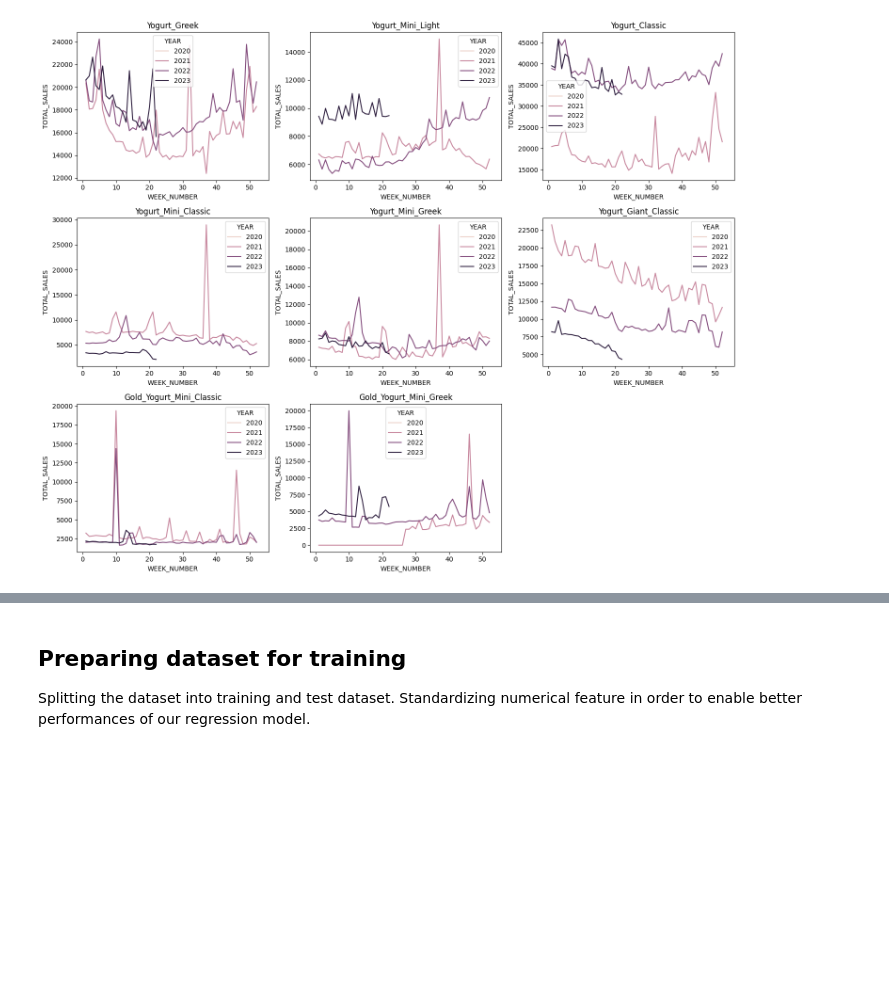
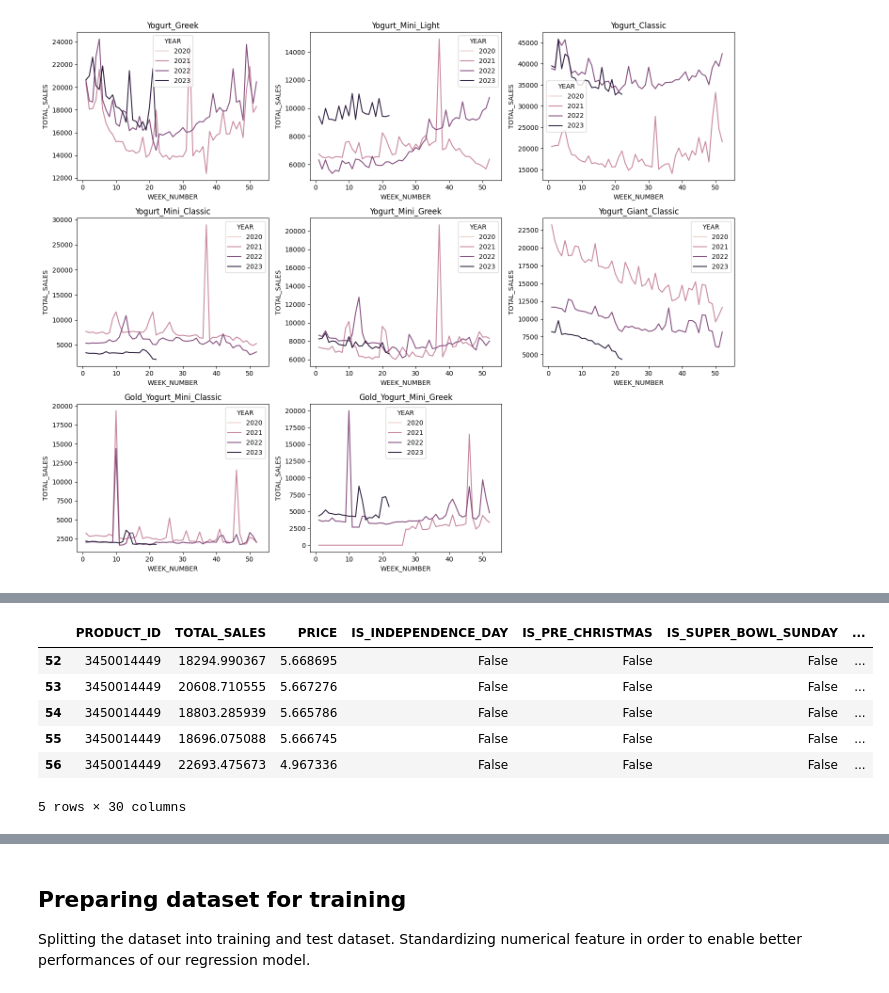
Before and after one commit to fedefraschio/xtel-hackathon, a Jupyter notebook: notebooks/00_exploration.ipynb, the cells around one changed output, grey strips where cells are left out. Drawn from its saved outputs; the diff is of its cells as text; code cells hidden in the pictures; blank space fills up the shorter version.

```diff
--- a/notebooks/00_exploration.ipynb
+++ b/notebooks/00_exploration.ipynb
@@ -232,5 +307,8 @@ df.head()
 # %% [markdown]
 ## Data Exploration
 Performing some Data Exploration in order to have a visualization of our data. This can help us understand trends and distribution of sales over weeks, months and seasons.
+# %%
+df_train = df[df['set'] == 'train'].copy()
+df_test = df[df['set'] == 'test'].copy()
 # %%
 # boxplot of TOTAL_SALES by MONTH for each PRODUCT_DESC
@@ -313,0 +394,3 @@ plt.show()
+# %%
+df_train.drop(columns=['PRODUCT_DESC', 'WEEK_NUMBER', 'MONTH', 'SEASON'], inplace=True, axis = 1)
+df_test.drop(columns=['PRODUCT_DESC', 'WEEK_NUMBER', 'MONTH', 'SEASON', 'TOTAL_SALES'], inplace=True, axis = 1)
@@ -313,0 +417,12 @@ plt.show()
+# %%
+df_train = df_train[df_train['LAG_52'].notna()].copy()
+# %%
+df_train.head()
+# %% [output]
+|  | PRODUCT_ID | TOTAL_SALES | PRICE | IS_INDEPENDENCE_DAY | IS_PRE_CHRISTMAS | IS_SUPER_BOWL_SUNDAY | ... |
+| 52 | 3450014449 | 18294.990367 | 5.668695 | False | False | False | ... |
+| 53 | 3450014449 | 20608.710555 | 5.667276 | False | False | False | ... |
+| 54 | 3450014449 | 18803.285939 | 5.665786 | False | False | False | ... |
+| 55 | 3450014449 | 18696.075088 | 5.666745 | False | False | False | ... |
+| 56 | 3450014449 | 22693.475673 | 4.967336 | False | False | False | ... |
+5 rows × 30 columns
```
Also changed, not shown: parts of 27 cells of this notebook.
